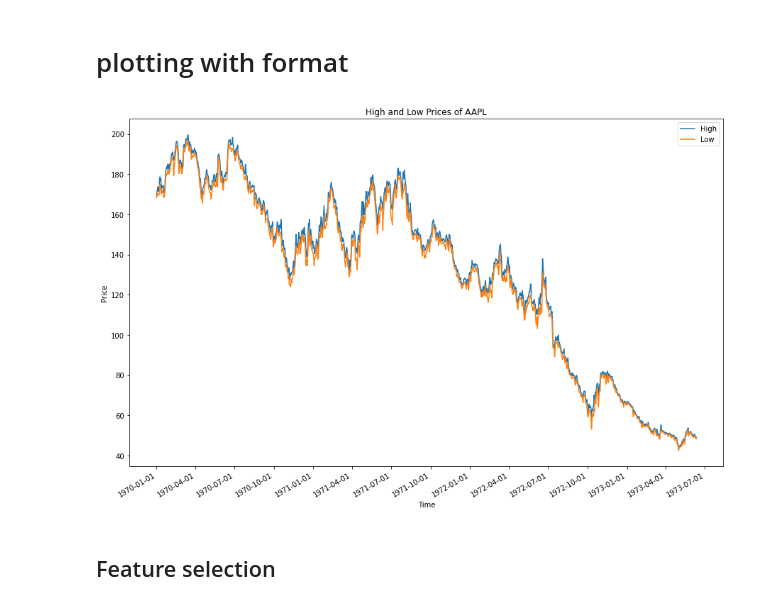
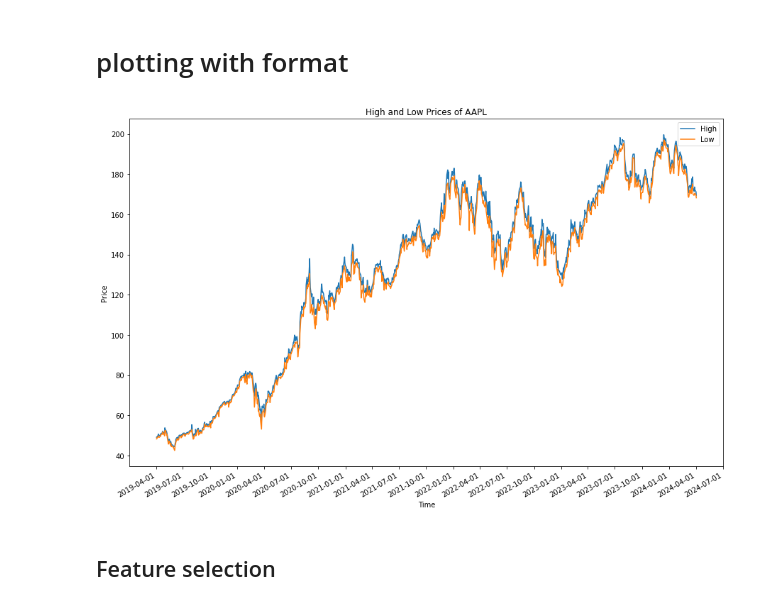
Before and after one commit to MabroorA/stocks-prediction-app, a Jupyter notebook: Machine-learning/Test-model2.ipynb, the cells around one changed output. Drawn from its saved outputs; the diff is of its cells as text; code cells hidden in the pictures.

Commit message:
Dates formated only for plotting

```diff
--- a/Machine-learning/Test-model2.ipynb
+++ b/Machine-learning/Test-model2.ipynb
@@ -40,26 +40,38 @@ df.head()
 # %%
 
 
 # Plotting
 # Convert 'date' column to datetime
 # df.index = pd.to_datetime(df.index)
 
+
+# Temporarily setting index for plotting as i do not want my df to be changed when it comes to training the model on my dataframe( to be fixed )
+
+# Convert 'date' column to datetime format for plotting
+formatted_dates = pd.to_datetime(df['date'])
+
+# Create a temporary DataFrame for plotting
+df_temp = df.copy()  # Make a copy to avoid modifying the original DataFrame
+df_temp['date'] = formatted_dates
+
 # Plotting
 plt.figure(figsize=(15, 10))
 plt.gca().xaxis.set_major_formatter(mdates.DateFormatter('%Y-%m-%d'))
 plt.gca().xaxis.set_major_locator(mdates.MonthLocator(interval=3))
-x_dates = df.index
 
-plt.plot(x_dates, df['high'], label='High')
-plt.plot(x_dates, df['low'], label='Low')
+plt.plot(df_temp['date'], df['high'], label='High')
+plt.plot(df_temp['date'], df['low'], label='Low')
 plt.xlabel('Time')
 plt.ylabel('Price')
 plt.title('High and Low Prices of AAPL')
 plt.legend()
 plt.gcf().autofmt_xdate()
+
+# Resetting index back to original
+df_temp.reset_index(inplace=True)
 plt.show()
 # %% [output]
-[figure, old version]
+[figure, new version]
 # %% [markdown]
 ## Feature selection
 # %%
```
